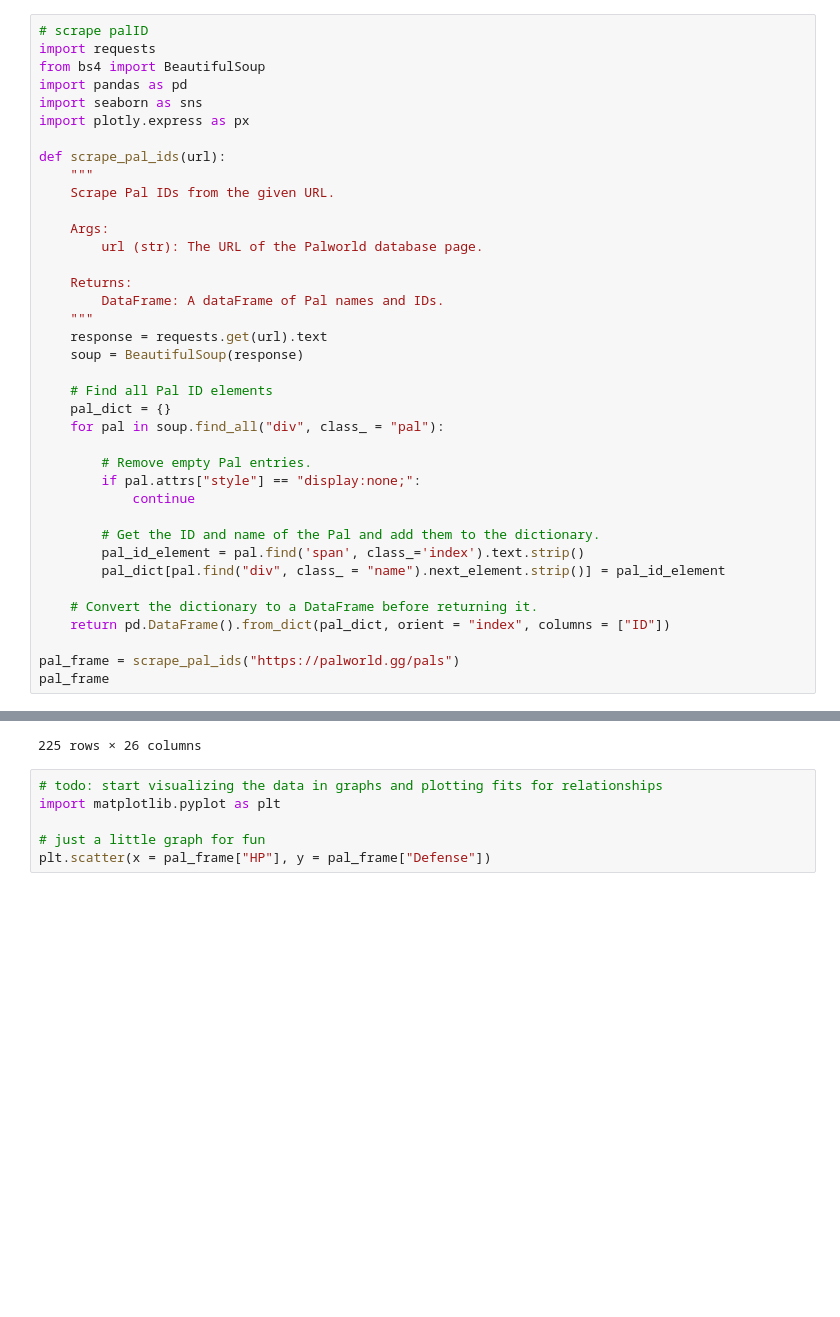
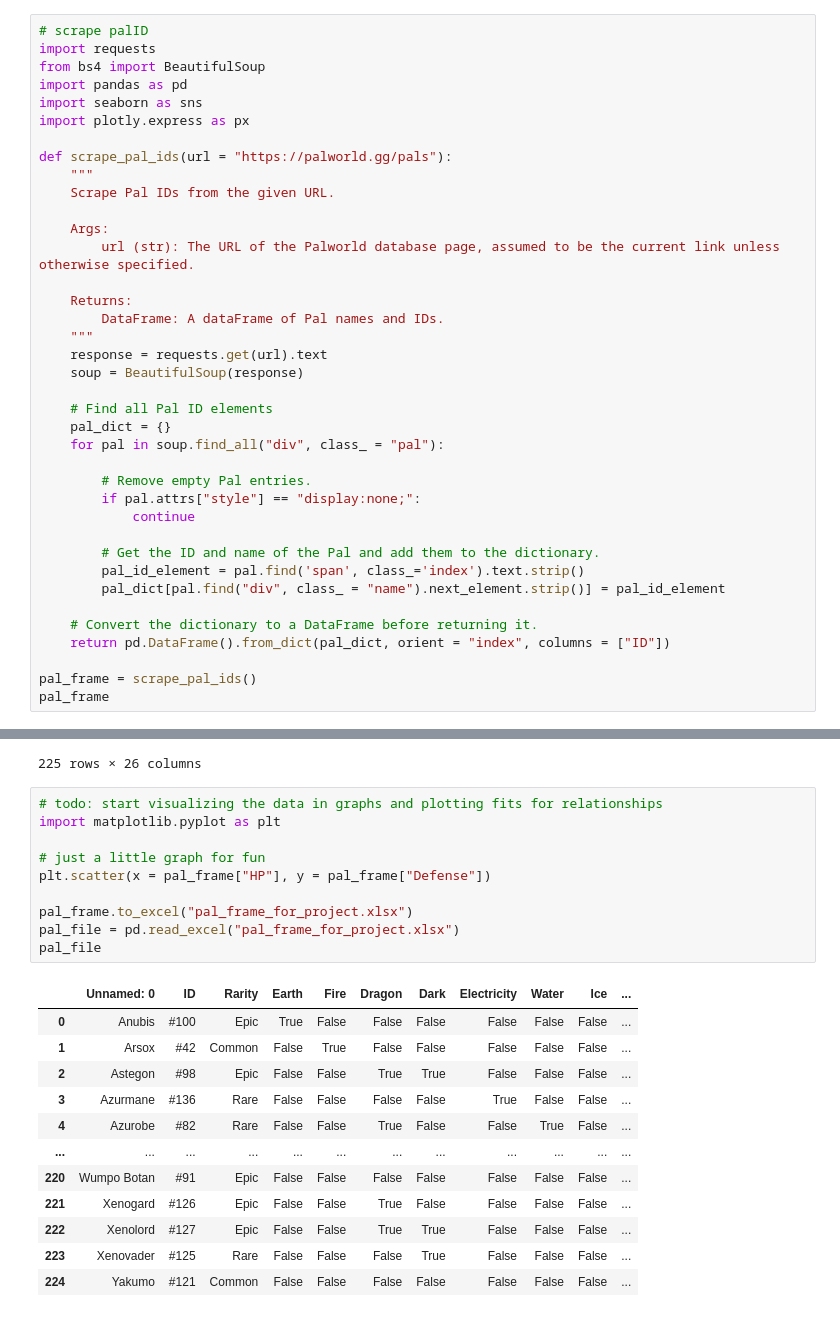
Before and after one commit to sbalsara05/DS3000Project, a Jupyter notebook: hw5.ipynb, the cells around one changed output, grey strips where cells are left out. Cells and saved outputs as stored; diff of their text form; blank space fills up the shorter version.

```diff
--- a/hw5.ipynb
+++ b/hw5.ipynb
@@ -84,12 +84,12 @@ import pandas as pd
 import seaborn as sns
 import plotly.express as px
 
-def scrape_pal_ids(url):
+def scrape_pal_ids(url = "https://palworld.gg/pals"):
     """
     Scrape Pal IDs from the given URL.
 
     Args:
-        url (str): The URL of the Palworld database page.
+        url (str): The URL of the Palworld database page, assumed to be the current link unless otherwise specified.
 
     Returns:
         DataFrame: A dataFrame of Pal names and IDs.
@@ -112,7 +112,7 @@ def scrape_pal_ids(url):
     # Convert the dictionary to a DataFrame before returning it.
     return pd.DataFrame().from_dict(pal_dict, orient = "index", columns = ["ID"])
 
-pal_frame = scrape_pal_ids("https://palworld.gg/pals")
+pal_frame = scrape_pal_ids()
 pal_frame
 # %% [output]
 |  | ID |
@@ -394,7 +394,23 @@ pal_frame
 # %%
 # todo: start visualizing the data in graphs and plotting fits for relationships
 import matplotlib.pyplot as plt
 
 # just a little graph for fun
 plt.scatter(x = pal_frame["HP"], y = pal_frame["Defense"])
+
+pal_frame.to_excel("pal_frame_for_project.xlsx")
+pal_file = pd.read_excel("pal_frame_for_project.xlsx")
+pal_file
 # %% [output]
+|  | Unnamed: 0 | ID | Rarity | Earth | Fire | Dragon | Dark | Electricity | Water | Ice | ... |
+| 0 | Anubis | #100 | Epic | True | False | False | False | False | False | False | ... |
+| 1 | Arsox | #42 | Common | False | True | False | False | False | False | False | ... |
+| 2 | Astegon | #98 | Epic | False | False | True | True | False | False | False | ... |
+| 3 | Azurmane | #136 | Rare | False | False | False | False | True | False | False | ... |
+| 4 | Azurobe | #82 | Rare | False | False | True | False | False | True | False | ... |
+| ... | ... | ... | ... | ... | ... | ... | ... | ... | ... | ... | ... |
+| 220 | Wumpo Botan | #91 | Epic | False | False | False | False | False | False | False | ... |
+| 221 | Xenogard | #126 | Epic | False | False | True | False | False | False | False | ... |
+| 222 | Xenolord | #127 | Epic | False | False | True | True | False | False | False | ... |
+| 223 | Xenovader | #125 | Rare | False | False | False | True | False | False | False | ... |
+| 224 | Yakumo | #121 | Common | False | False | False | False | False | False | False | ... |
```
Also changed, not shown: parts of 1 cell of this notebook, 3 other files.
